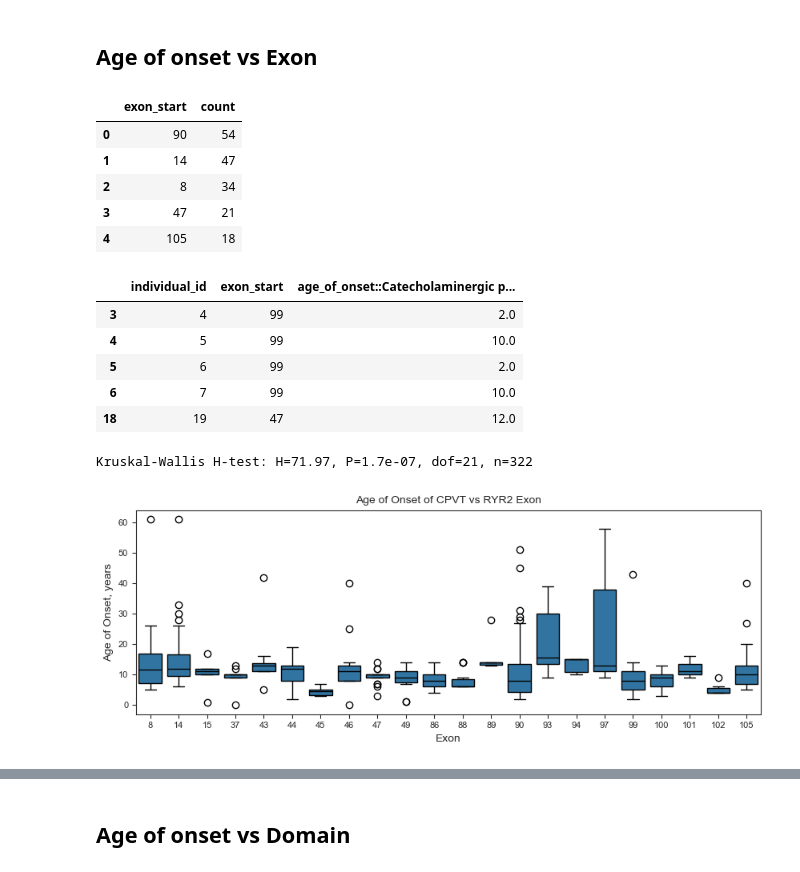
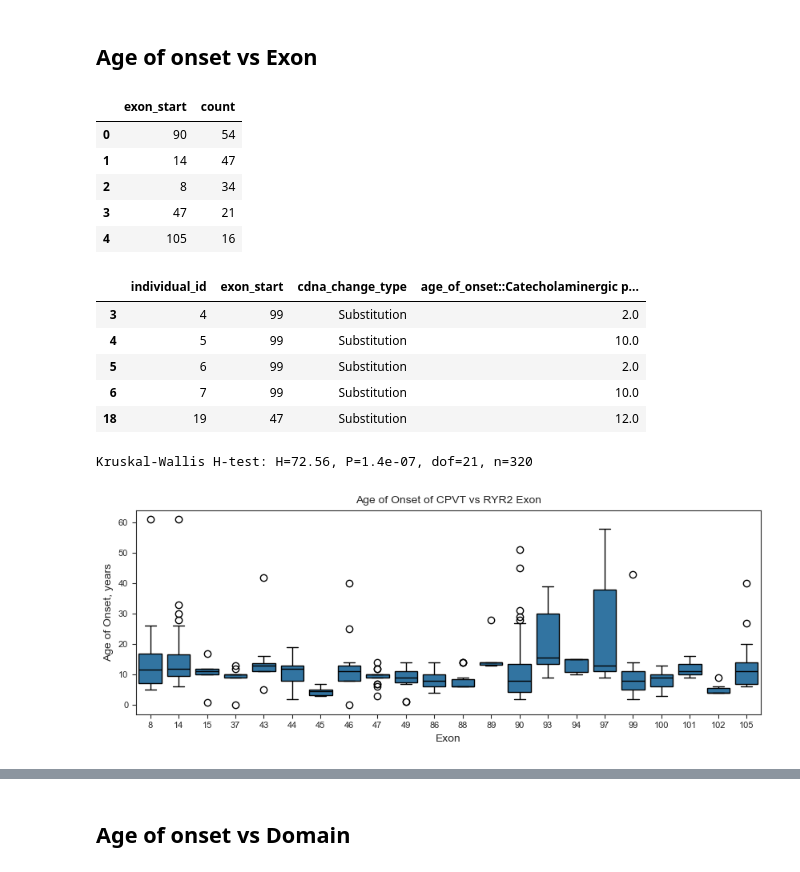
Before and after one commit to alexdaiii/cpvt_database_analysis, a Jupyter notebook: analysis/06_age_of_onsets.ipynb, the cells around one changed output, grey strips where cells are left out. Saved outputs shown, nothing was run; the diff lists cells and outputs as text; code cells hidden in the pictures.

```diff
--- a/analysis/06_age_of_onsets.ipynb
+++ b/analysis/06_age_of_onsets.ipynb
@@ -160,18 +160,23 @@ Skewness: 2.43, Kurtosis: 6.85
 # %%
 filtered_exon = \
     df_cpvt_analysis.dropna(subset=[AGE_OF_ONSET_COL, "exon_start"])[
-        ["individual_id", "exon_start", AGE_OF_ONSET_COL]].copy()
+        ["individual_id", "exon_start", "cdna_change_type",
+         AGE_OF_ONSET_COL]].copy()
+# only missense (at cdna level)
+filtered_exon = filtered_exon[
+    filtered_exon["cdna_change_type"] == "Substitution"]
+
 filtered_exon["exon_start"] = filtered_exon["exon_start"].astype(int)
 
 num_pat_per_exon = filtered_exon["exon_start"].value_counts().reset_index()
 num_pat_per_exon.head()
 # %% [output]
 |  | exon_start | count |
 | 0 | 90 | 54 |
 | 1 | 14 | 47 |
 | 2 | 8 | 34 |
 | 3 | 47 | 21 |
-| 4 | 105 | 18 |
+| 4 | 105 | 16 |
 # %%
 MIN_NUM_INDIVIDUALS = 5
 
@@ -185,12 +190,12 @@ filtered_exon = filtered_exon[
 
 filtered_exon.head()
 # %% [output]
-|  | individual_id | exon_start | age_of_onset::Catecholaminergic p... |
-| 3 | 4 | 99 | 2.0 |
-| 4 | 5 | 99 | 10.0 |
-| 5 | 6 | 99 | 2.0 |
-| 6 | 7 | 99 | 10.0 |
-| 18 | 19 | 47 | 12.0 |
+|  | individual_id | exon_start | cdna_change_type | age_of_onset::Catecholaminergic p... |
+| 3 | 4 | 99 | Substitution | 2.0 |
+| 4 | 5 | 99 | Substitution | 10.0 |
+| 5 | 6 | 99 | Substitution | 2.0 |
+| 6 | 7 | 99 | Substitution | 10.0 |
+| 18 | 19 | 47 | Substitution | 12.0 |
 # %%
 import scipy.stats as stats
 
@@ -204,7 +209,7 @@ stat_exon, p_exon = stats.kruskal(
 print(
     f"Kruskal-Wallis H-test: H={stat_exon:.2f}, P={p_exon:.2g}, dof={len(age_of_onset_by_exon) - 1}, n={len(filtered_exon)}")
 # %% [output]
-Kruskal-Wallis H-test: H=71.97, P=1.7e-07, dof=21, n=322
+Kruskal-Wallis H-test: H=72.56, P=1.4e-07, dof=21, n=320
 # %%
 FIG_2_SIZE = (8.5, 3.4)
 
@@ -233,4 +238,4 @@ save_current_plot("age_of_onset_vs_exon")
 
 plt.show()
 # %% [output]
-[figure, old version]
+[figure, new version]
```
Also changed, not shown: parts of 18 cells of this notebook, 3 other files.
